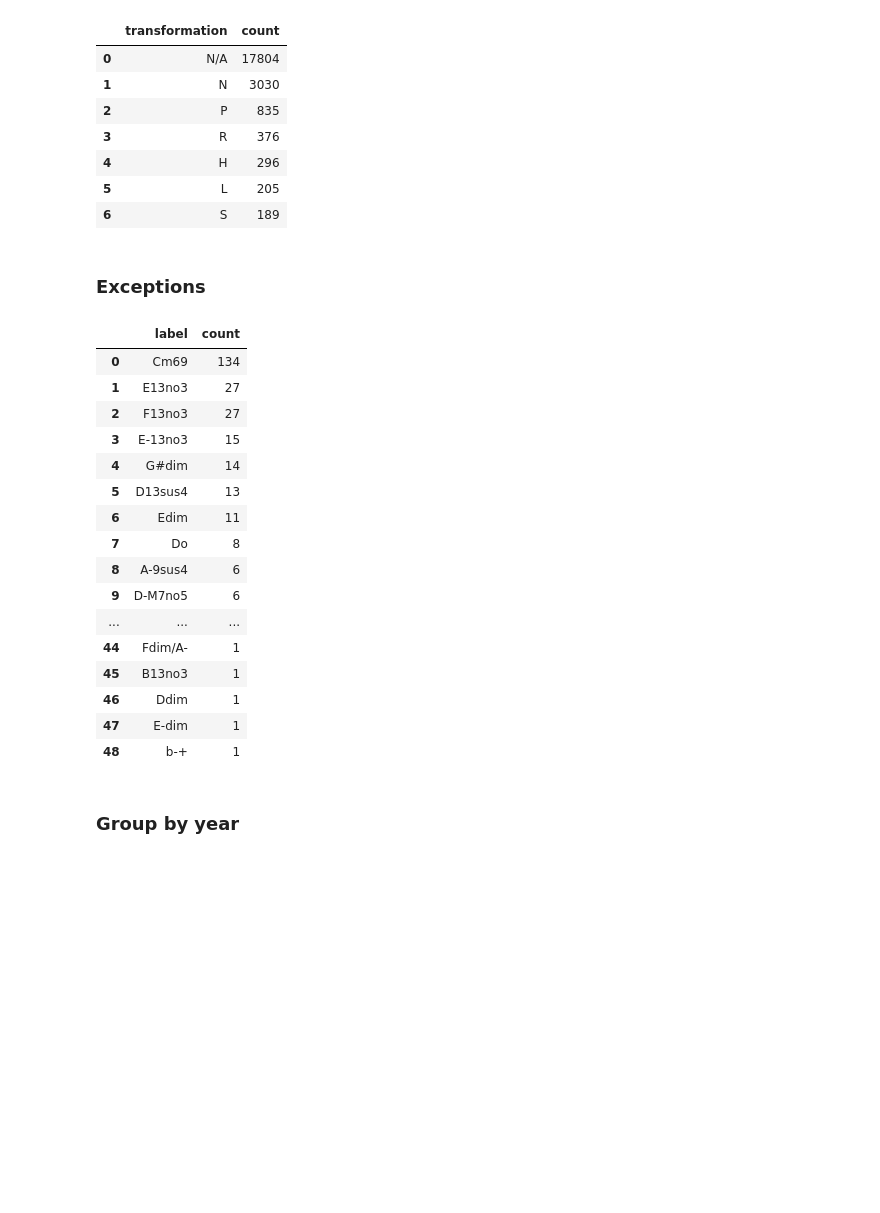
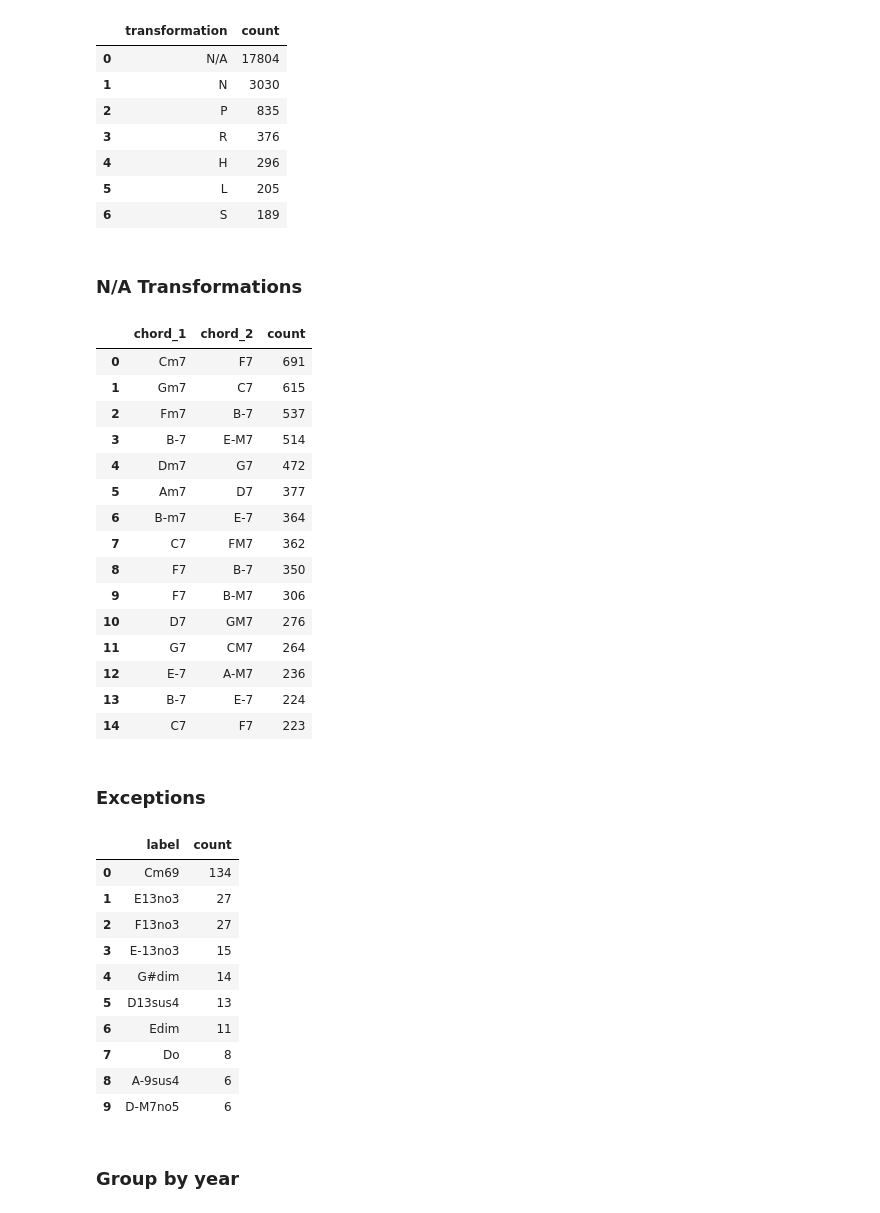
Before and after one commit to 1chenjes1/EPFL_DCML_2025, a Jupyter notebook: Notebooks/5 - Neo-Riemannian Transformations.ipynb, the cells around one changed output. Saved outputs shown, nothing was run; the diff lists cells and outputs as text; code cells hidden in the pictures; blank space fills up the shorter version.

```diff
--- a/Notebooks/5 - Neo-Riemannian Transformations.ipynb
+++ b/Notebooks/5 - Neo-Riemannian Transformations.ipynb
@@ -58,28 +61,44 @@ transformations.value_counts(subset=['transformation']).reset_index(name='count'
 | 4 | H | 296 |
 | 5 | L | 205 |
 | 6 | S | 189 |
+# %% [markdown]
+### N/A Transformations
+# %%
+NA = transformations[transformations['transformation'] == 'N/A']
+NA.value_counts(subset=['chord_1', 'chord_2']).reset_index(name='count').head(15)
+# %% [output]
+|  | chord_1 | chord_2 | count |
+| 0 | Cm7 | F7 | 691 |
+| 1 | Gm7 | C7 | 615 |
+| 2 | Fm7 | B-7 | 537 |
+| 3 | B-7 | E-M7 | 514 |
+| 4 | Dm7 | G7 | 472 |
+| 5 | Am7 | D7 | 377 |
+| 6 | B-m7 | E-7 | 364 |
+| 7 | C7 | FM7 | 362 |
+| 8 | F7 | B-7 | 350 |
+| 9 | F7 | B-M7 | 306 |
+| 10 | D7 | GM7 | 276 |
+| 11 | G7 | CM7 | 264 |
+| 12 | E-7 | A-M7 | 236 |
+| 13 | B-7 | E-7 | 224 |
+| 14 | C7 | F7 | 223 |
 # %% [markdown]
 ### Exceptions
 # %%
-exceptions = labels[labels['label'].isin(exceptions)].value_counts(subset=['label']).reset_index(name='count')
-exceptions
+exceptions_count = labels[labels['label'].isin(exceptions)].value_counts(subset=['label']).reset_index(name='count')
+exceptions_count.head(10)
 # %% [output]
 |  | label | count |
 | 0 | Cm69 | 134 |
 | 1 | E13no3 | 27 |
 | 2 | F13no3 | 27 |
 | 3 | E-13no3 | 15 |
 | 4 | G#dim | 14 |
 | 5 | D13sus4 | 13 |
 | 6 | Edim | 11 |
 | 7 | Do | 8 |
 | 8 | A-9sus4 | 6 |
 | 9 | D-M7no5 | 6 |
-| ... | ... | ... |
-| 44 | Fdim/A- | 1 |
-| 45 | B13no3 | 1 |
-| 46 | Ddim | 1 |
-| 47 | E-dim | 1 |
-| 48 | b-+ | 1 |
 # %% [markdown]
 ### Group by year
```
Also changed, not shown: parts of 23 cells of this notebook, 6 other files.
